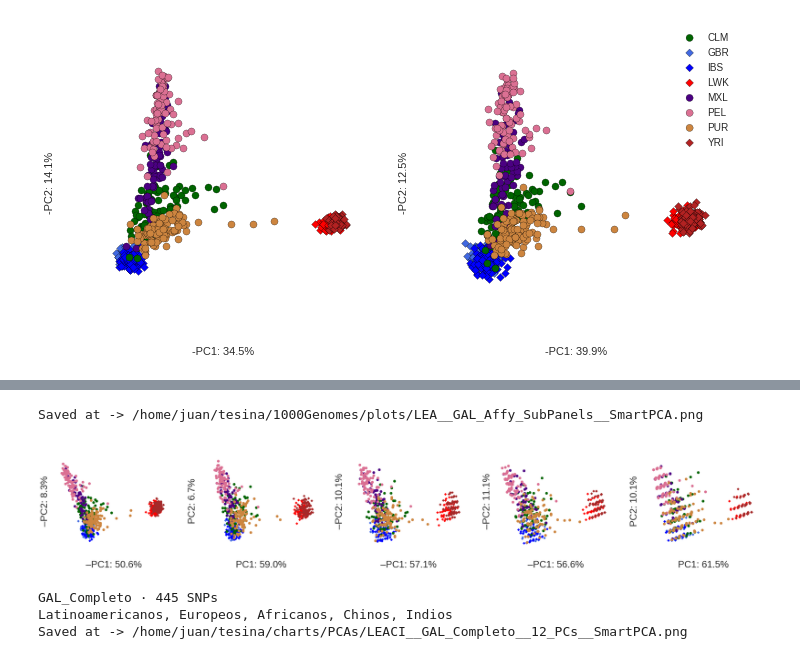
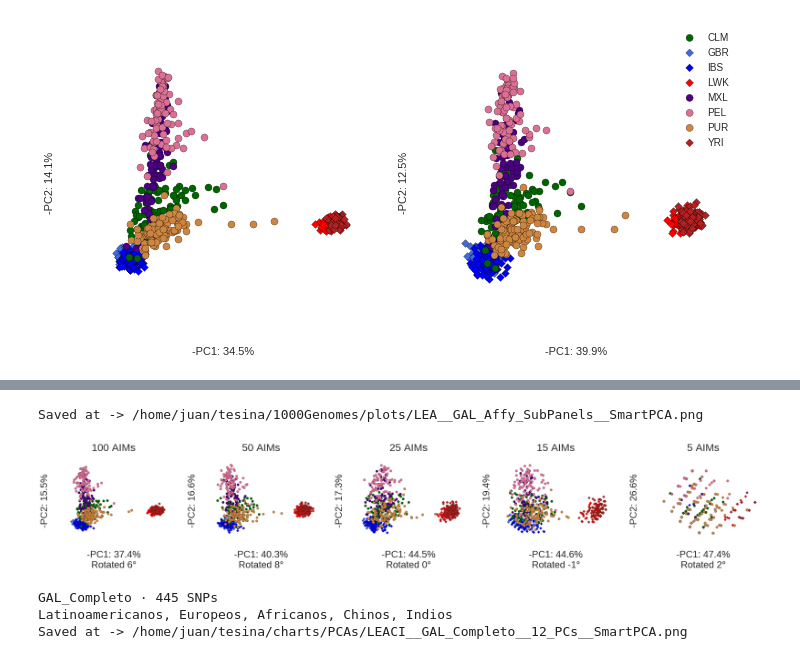
Before and after one commit to jmberros/ancestrator, a Jupyter notebook: PCA.ipynb, the cells around one changed output, grey strips where cells are left out. Saved outputs shown, nothing was run; the diff lists cells and outputs as text; code cells hidden in the pictures.

Commit message:
remade the panels, some fixes

```diff
--- a/PCA.ipynb
+++ b/PCA.ipynb
@@ -45,39 +73,47 @@ Saved at -> /home/juan/tesina/charts/PCAs/LEA__GAL_Completo__vs__GAL_Affy__Smart
 # %%
 sns.set_context('notebook', font_scale=2.5)
 sns.set_style('white')
 
-panel_labels = ['100_SNPs_from_GAL_Affy', '50_SNPs_from_GAL_Affy',
-                '25_SNPs_from_GAL_Affy', '20_SNPs_from_GAL_Affy',
-                '15_SNPs_from_GAL_Affy']
+# panel_labels = ['100_SNPs_from_GAL_Affy', '50_SNPs_from_GAL_Affy',
+#                 '25_SNPs_from_GAL_Affy', '20_SNPs_from_GAL_Affy',
+#                 '15_SNPs_from_GAL_Affy']
+panel_labels = [
+ 'GAL_Affy_SubPanel_100',
+ 'GAL_Affy_SubPanel_50',
+ 'GAL_Affy_SubPanel_25',
+ 'GAL_Affy_SubPanel_15',
+ 'GAL_Affy_SubPanel_5'
+]
 samplegroup_labels = ['LEA']
 source_labels = ['1000Genomes']
 components = [['PC1', 'PC2']]
-implementations = ['smartpca']
+# implementations = ['smartpca']
 
 combos = list(product(source_labels, samplegroup_labels, panel_labels, components))
 
 
-for implementation in implementations:
-    plotw, ploth = 6, 6
-    nrows = 1
-    ncols = len(list(combos))/nrows
-    fig = plt.figure(figsize=(ncols * plotw, nrows * ploth))
-    ax_ids = list(np.arange(ncols * nrows) + 1)
+# for implementation in implementations:
+plotw, ploth = 6, 6
+nrows = 1
+ncols = len(list(combos))/nrows
+fig = plt.figure(figsize=(ncols * plotw, nrows * ploth))
+ax_ids = list(np.arange(ncols * nrows) + 1)
 
-    for s, sg, p, components in combos:
-        dataset = Dataset(s, sg, p)
-        smartpca = dataset.pca(implementation=implementation)
-        ax = fig.add_subplot(nrows, ncols, ax_ids.pop(0))
-        smartpca.plot(ax=ax, components_to_plot=components)
-        ax.legend_.set_visible(False)
+for s, sg, p, components in combos:
+    dataset = Dataset(s, sg, p)
+    smartpca = dataset.pca(overwrite=False)
+    ax = fig.add_subplot(nrows, ncols, ax_ids.pop(0))
+    smartpca.plot(rotate=True, ax=ax, components_to_plot=components)
+    ax.set_title('{} AIMs'.format(len(dataset.panel.snps)))
+    ax.legend_.set_visible(False)
 
-    sns.despine(left=True, bottom=True)
-    plt.tight_layout()
-    smartpca.savefig(filename='LEA__GAL_Affy_SubPanels__SmartPCA')
-    plt.show()
+sns.despine(left=True, bottom=True)
+plt.tight_layout()
+smartpca.savefig(filename='LEA__GAL_Affy_SubPanels__SmartPCA')
+plt.show()
 # %% [output]
 Saved at -> /home/juan/tesina/1000Genomes/plots/LEA__GAL_Affy_SubPanels__SmartPCA.png
-[figure, old version]
+[figure, new version]
 # %%
 def make_filename(samplegroup_label, panel_label, components_to_compare):
     return "{}__{}__{}_PCs__SmartPCA".format(samplegroup_label, panel_label,
```
Also changed, not shown: parts of 3 cells of this notebook, 11 other files.
